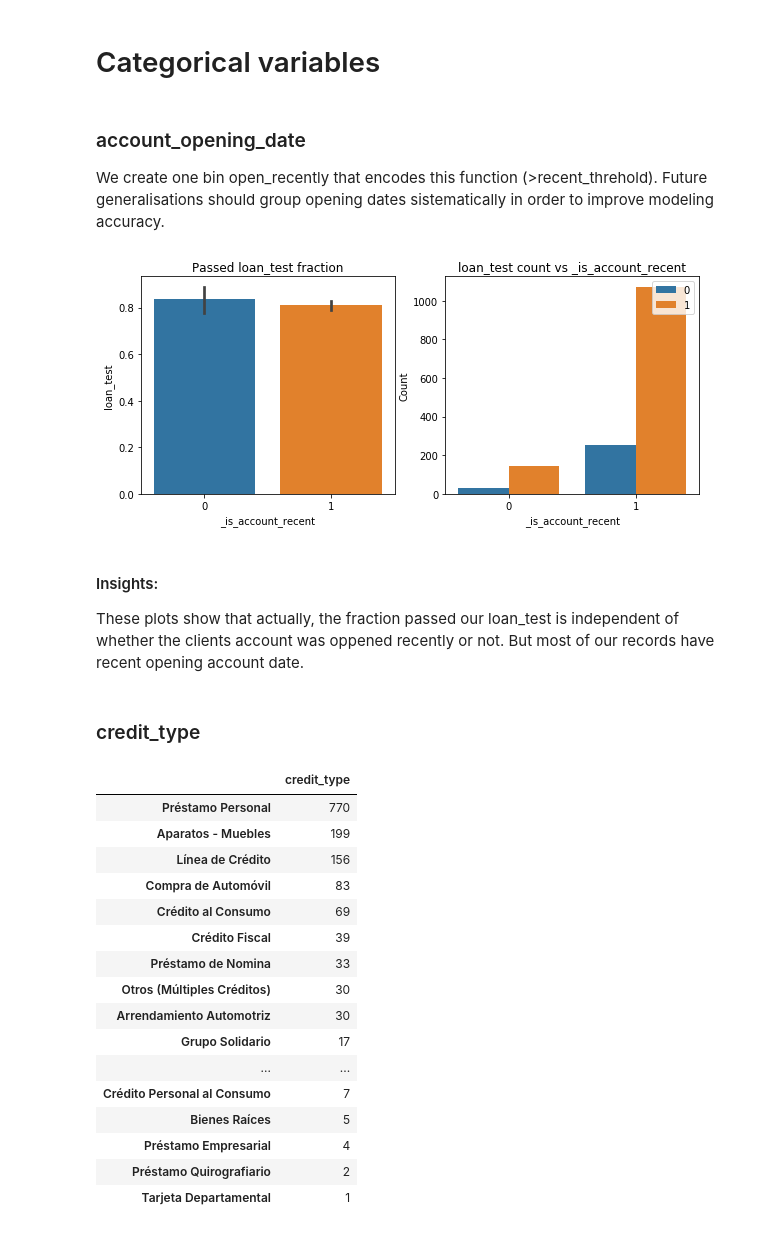
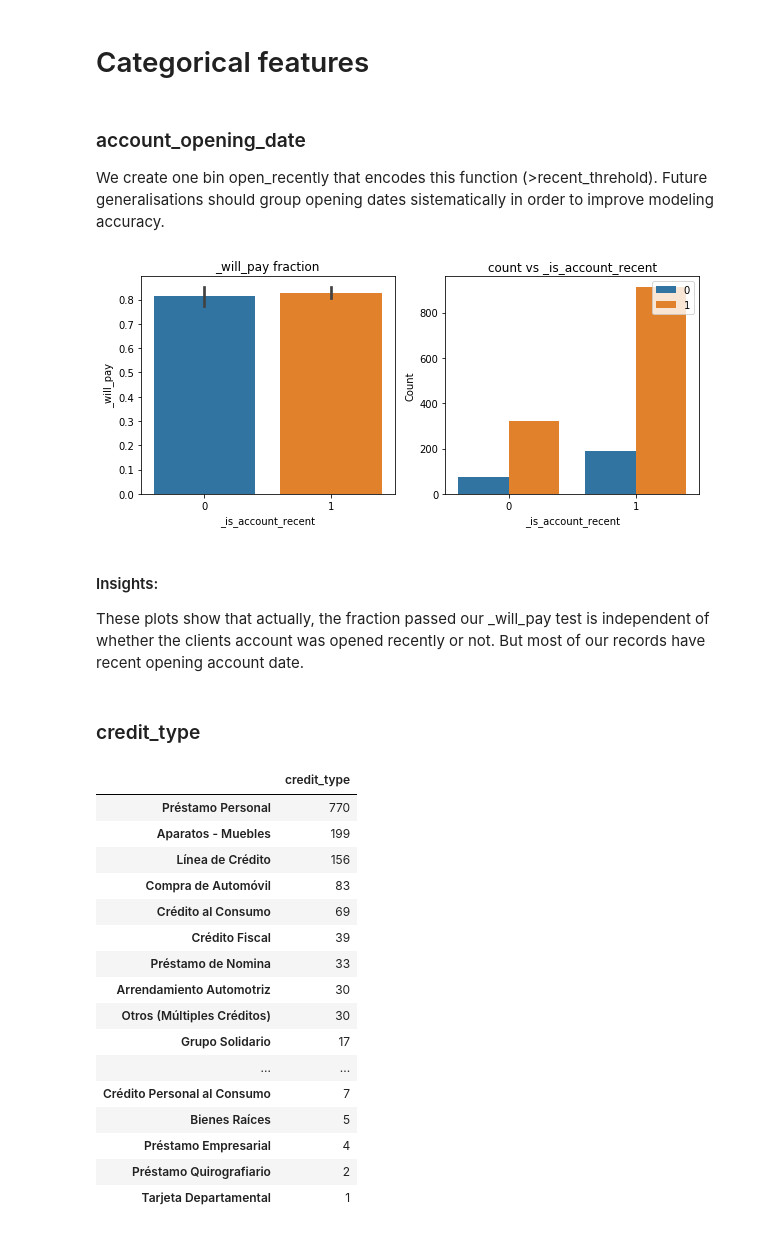
Before and after one commit to reneang17/fintech-demo, a Jupyter notebook: data_preparation.ipynb, the cells around one changed output. Saved outputs shown, nothing was run; the diff lists cells and outputs as text; code cells hidden in the pictures.

Commit message:
Finished feature engineering and added data_prepared.ipynb. Ready for the modelling stage.

```diff
--- a/data_preparation.ipynb
+++ b/data_preparation.ipynb
@@ -61,9 +61,9 @@ losses, and propose an interest rate to get the business going.
 # Create feature
 df= df_complete;
 
-delinquency_acceptance_threshold = 0.1
+delinquency_acceptance_threshold = 0.15
 
-df['loan_test'] = (df['worst_delinquency_past_due_estimated'] / df['loan_amount']
+df['_will_pay'] = (df['worst_delinquency_past_due_estimated'] / df['loan_amount']
                         <= delinquency_acceptance_threshold ).astype(int)
 # %%
 records = df[ (df['worst_delinquency_date'] != 'No') & (df['worst_delinquency_date'] != 'Missing')]
@@ -172,56 +182,56 @@ memory usage: 140.3+ KB
 # %% [markdown]
-# Categorical variables
+# Categorical features
 # %% [markdown]
 ### account_opening_date
 
 We create one bin open_recently that encodes this function (>recent_threhold). Future generalisations should
 group opening dates sistematically in order to improve modeling accuracy.
 # %%
-recent_threhold = 8  # 20XX
+recent_threhold = 12  # 20XX
 
 def turn_date_binary(col):
     date = int(col[0][-2:])
     if (date <= 18) & (date >= recent_threhold): return 1
     else:
         return 0
 
 df['_is_account_recent']=df[['account_opening_date']].apply(turn_date_binary, axis = 1)
 
 
 
-def loan_test_and_count_vs(feature_str):
+def will_pay_and_count_vs(feature_str):
     """
     Arguments:
     feature_str -- Categorica feature of df
     Return:
     Countplot -- For each label of feature_str
     Class Ratio plot -- For each value of feature_str
     """
     fig, ax = plt.subplots(1 , 2, figsize=(10, 4))
 
 
     axx=ax.flat
 
-    g1=sns.catplot(x=feature_str,y='loan_test',data=df,kind="bar",ax=axx[0])
-    g1.set_ylabels("loan_test")
-    axx[0].set_title('Passed loan_test fraction')
+    g1=sns.catplot(x=feature_str,y='_will_pay',data=df,kind="bar",ax=axx[0])
+    g1.set_ylabels("_will_pay")
+    axx[0].set_title('_will_pay fraction')
 
     plt.close(2);
-    axx[1]=sns.countplot(x = feature_str, hue = 'loan_test', data = df)
-    axx[1].set_title('loan_test count vs '+feature_str)
+    axx[1]=sns.countplot(x = feature_str, hue = '_will_pay', data = df)
+    axx[1].set_title('count vs '+feature_str)
 
     axx[1].set_xlabel(feature_str)
     axx[1].set_ylabel('Count')
     axx[1].legend(['0','1'],loc = 1)
 
 
-loan_test_and_count_vs('_is_account_recent')
+will_pay_and_count_vs('_is_account_recent')
 # %% [output]
-[figure, old version]
+[figure, new version]
 # %% [markdown]
  #### Insights:
- These plots show that actually, the fraction passed our loan_test is independent
- of whether the clients account was oppened recently or not. But most of our records
+ These plots show that actually, the fraction passed our _will_pay test is independent
+ of whether the clients account was opened recently or not. But most of our records
  have recent opening account date.
 # %% [markdown]
 ### credit_type
@@ -236,8 +246,8 @@ pd.value_counts(df.credit_type).to_frame()
 | Crédito al Consumo | 69 |
 | Crédito Fiscal | 39 |
 | Préstamo de Nomina | 33 |
+| Arrendamiento Automotriz | 30 |
 | Otros (Múltiples Créditos) | 30 |
-| Arrendamiento Automotriz | 30 |
 | Grupo Solidario | 17 |
 | ... | ... |
 | Crédito Personal al Consumo | 7 |
```
Also changed, not shown: parts of 23 cells of this notebook.
